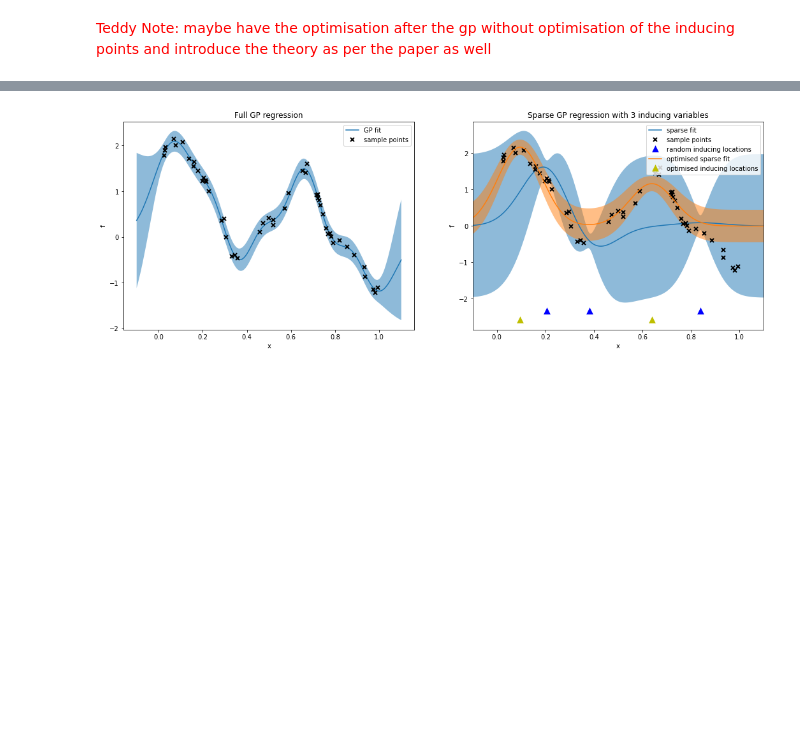
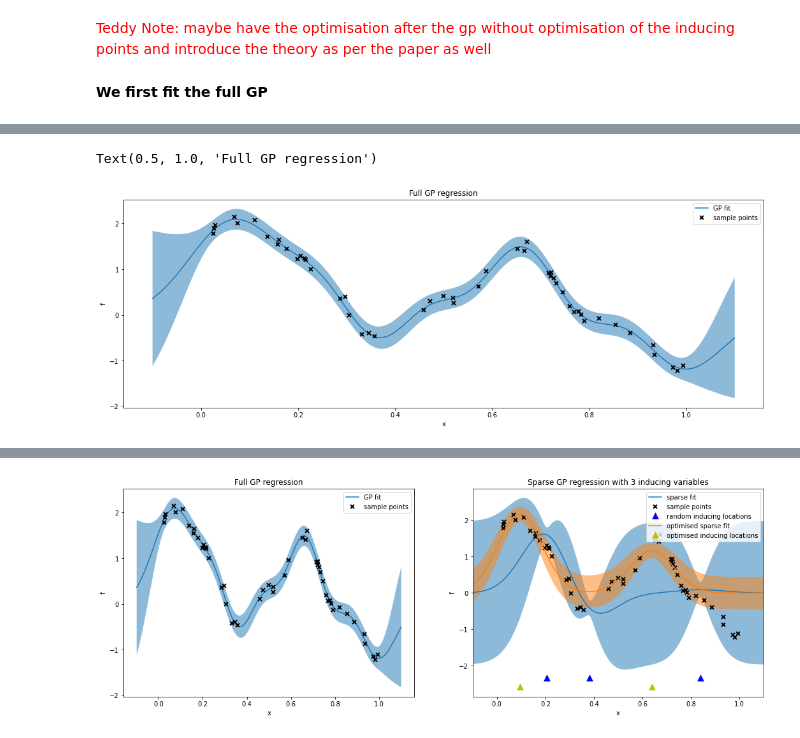
Before and after one commit to panukorn17/COMP0168-Machine-Learning-Seminar, a Jupyter notebook: Coding Demo/Sparse GP Coding Demo.ipynb, the cells around one changed output, grey strips where cells are left out. Drawn from its saved outputs; the diff is of its cells as text; code cells hidden in the pictures; blank space fills up the shorter version.

Commit message:
include elapsed time with number of input points

```diff
--- a/Coding Demo/Sparse GP Coding Demo.ipynb
+++ b/Coding Demo/Sparse GP Coding Demo.ipynb
@@ -63,6 +61,7 @@ np.random.seed(40918)
 k = GPy.kern.RBF(1, variance=1., lengthscale=0.1)
 
 # Create a smooth GP latent function
-X = np.sort(np.random.rand(50, 1), 0)
-y = np.random.multivariate_normal(np.zeros(50), k.K(X,X) + 0.01*np.eye(50))[:, None]
+N = 50
+X = np.sort(np.random.rand(N, 1), 0)
+y = np.random.multivariate_normal(np.zeros(N), k.K(X,X) + 0.01*np.eye(N))[:, None]
 # %% [markdown]
@@ -72,2 +79,28 @@ We make use of the `SparseGPRegression` model which, like the `GPRegression` mod
 # %% [markdown]
 <span style="color:red">Teddy Note: maybe have the optimisation after the gp without optimisation of the inducing points and introduce the theory as per the paper as well </span>
+# %% [markdown]
+**We first fit the full GP**
+# %%
+# Our sample space for predictions from the posterior
+Xnew = np.linspace(-0.1, 1.1, 1000)[:, None]
+
+# The covariance we used to generate the samples (assumed)
+k = GPy.kern.RBF(1, variance=1., lengthscale=0.1)
+
+# Prepare figure enviroment
+plt.figure(figsize=(18, 6))
+
+## First we fit with full GP regression
+t0 = time.time()
+m = GPy.models.GPRegression(X, y, kernel=k)
+t1 = time.time()
+m.Gaussian_noise.variance = 0.01
+print('elapsed time:',t1-t0,'seconds')
+
+# Note we don't even optimise the hyperparameters because they are known here
+mean_full, Cov_full = m.predict(Xnew, full_cov=True)
+
+# We plot our regression fit of the likelihood
+plot_gp(Xnew, mean_full, Cov_full, training_points=(X, y))
+plt.title("Full GP regression")
+# %% [output]
@@ -73,0 +108,2 @@ We make use of the `SparseGPRegression` model which, like the `GPRegression` mod
+Text(0.5, 1.0, 'Full GP regression')
+[figure, added]
```
Also changed, not shown: parts of 15 cells of this notebook.
